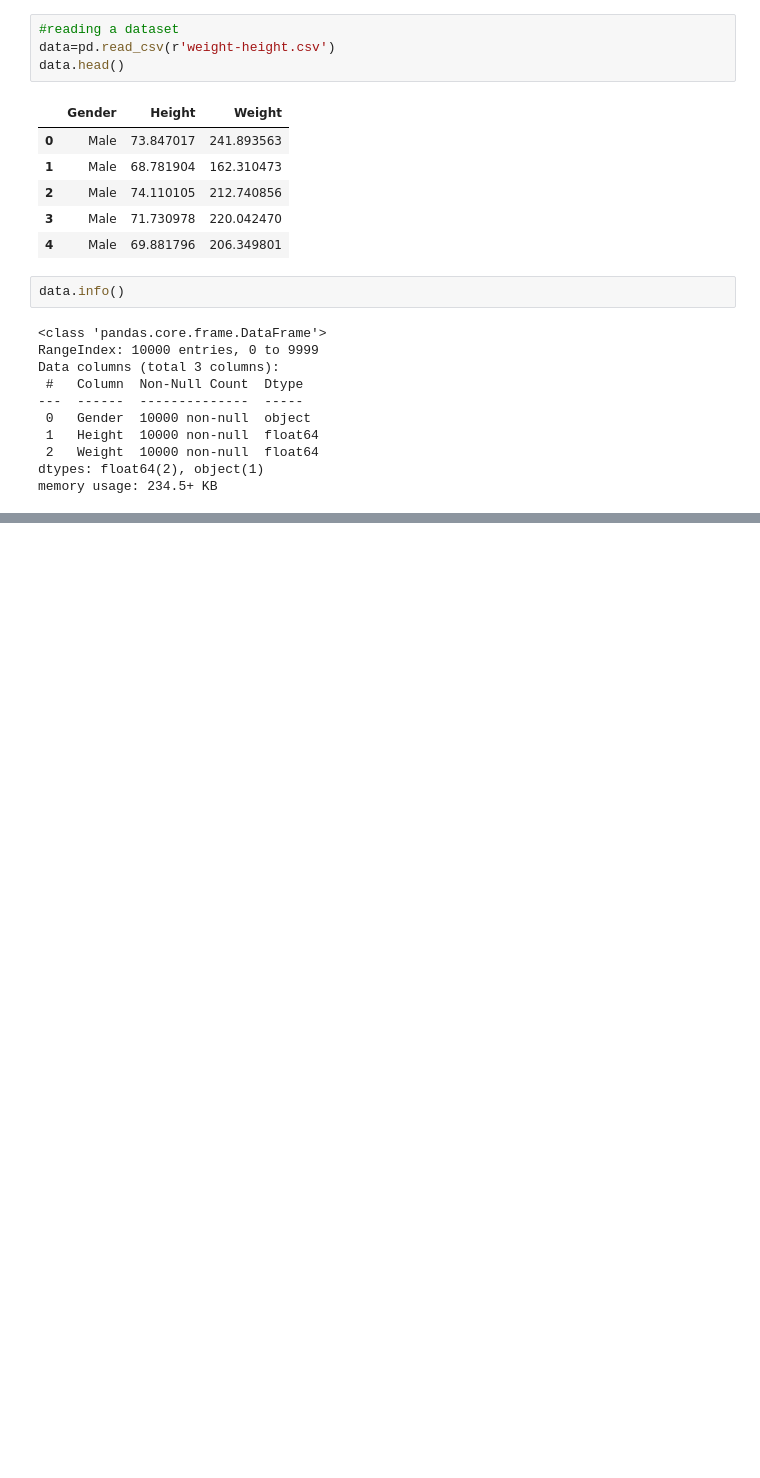
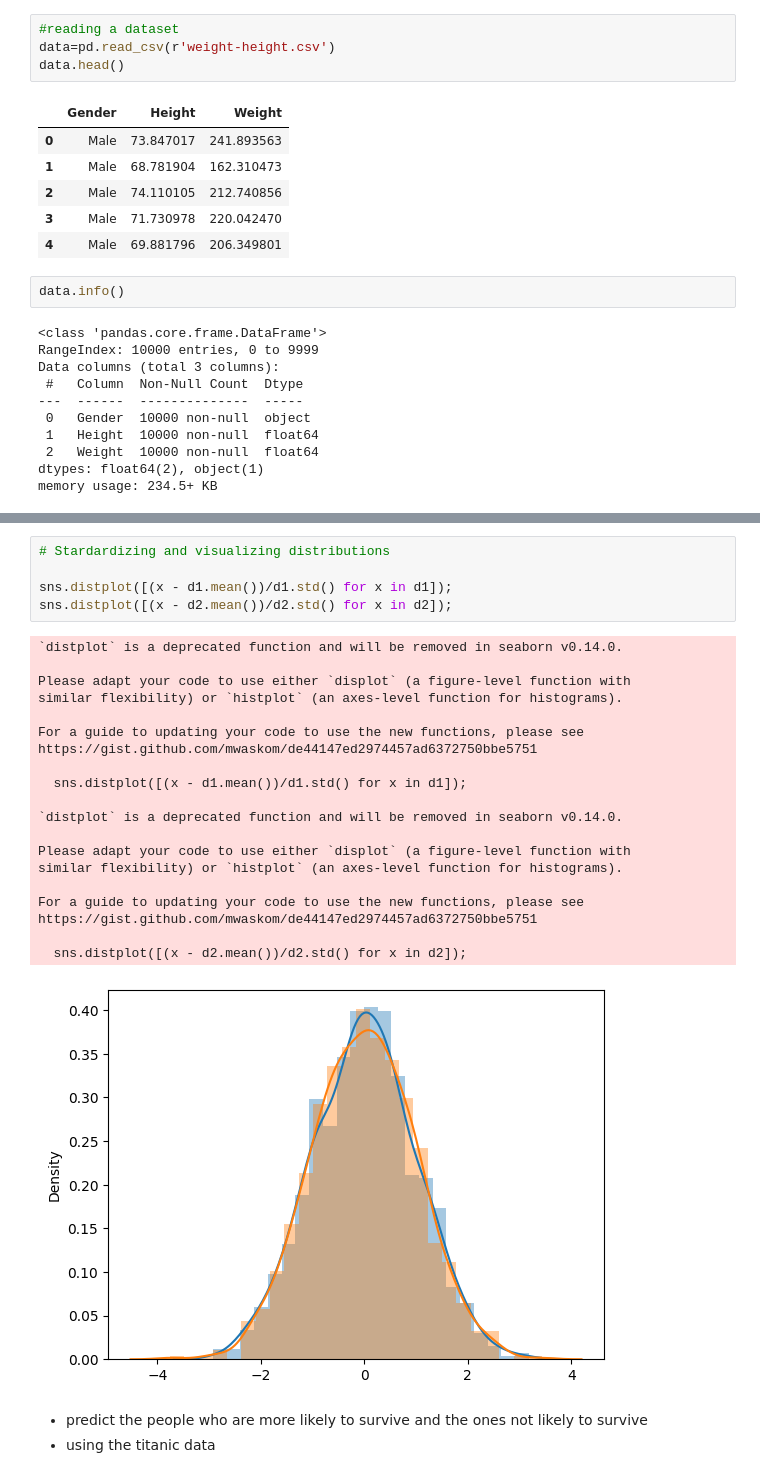
Before and after one commit to Brenda-Mutai/Python-, a Jupyter notebook: probability.ipynb, the cells around one changed output, grey strips where cells are left out. Cells and saved outputs as stored; diff of their text form; blank space fills up the shorter version.

```diff
--- a/probability.ipynb
+++ b/probability.ipynb
@@ -26,0 +107,29 @@ memory usage: 234.5+ KB
+# %%
+# Stardardizing and visualizing distributions
+
+sns.distplot([(x - d1.mean())/d1.std() for x in d1]);
+sns.distplot([(x - d2.mean())/d2.std() for x in d2]);
+# %% [output]
+`distplot` is a deprecated function and will be removed in seaborn v0.14.0.
+
+Please adapt your code to use either `displot` (a figure-level function with
+similar flexibility) or `histplot` (an axes-level function for histograms).
+
+For a guide to updating your code to use the new functions, please see
+https://gist.github.com/mwaskom/de44147ed2974457ad6372750bbe5751
+
+  sns.distplot([(x - d1.mean())/d1.std() for x in d1]);
+
+`distplot` is a deprecated function and will be removed in seaborn v0.14.0.
+
+Please adapt your code to use either `displot` (a figure-level function with
+similar flexibility) or `histplot` (an axes-level function for histograms).
+
+For a guide to updating your code to use the new functions, please see
+https://gist.github.com/mwaskom/de44147ed2974457ad6372750bbe5751
+
+  sns.distplot([(x - d2.mean())/d2.std() for x in d2]);
+[figure, added]
+# %% [markdown]
+* predict the people who are more likely to survive and the ones not likely to survive
+* using the titanic data
```
Also changed, not shown: parts of 7 cells of this notebook, 1 other file.
